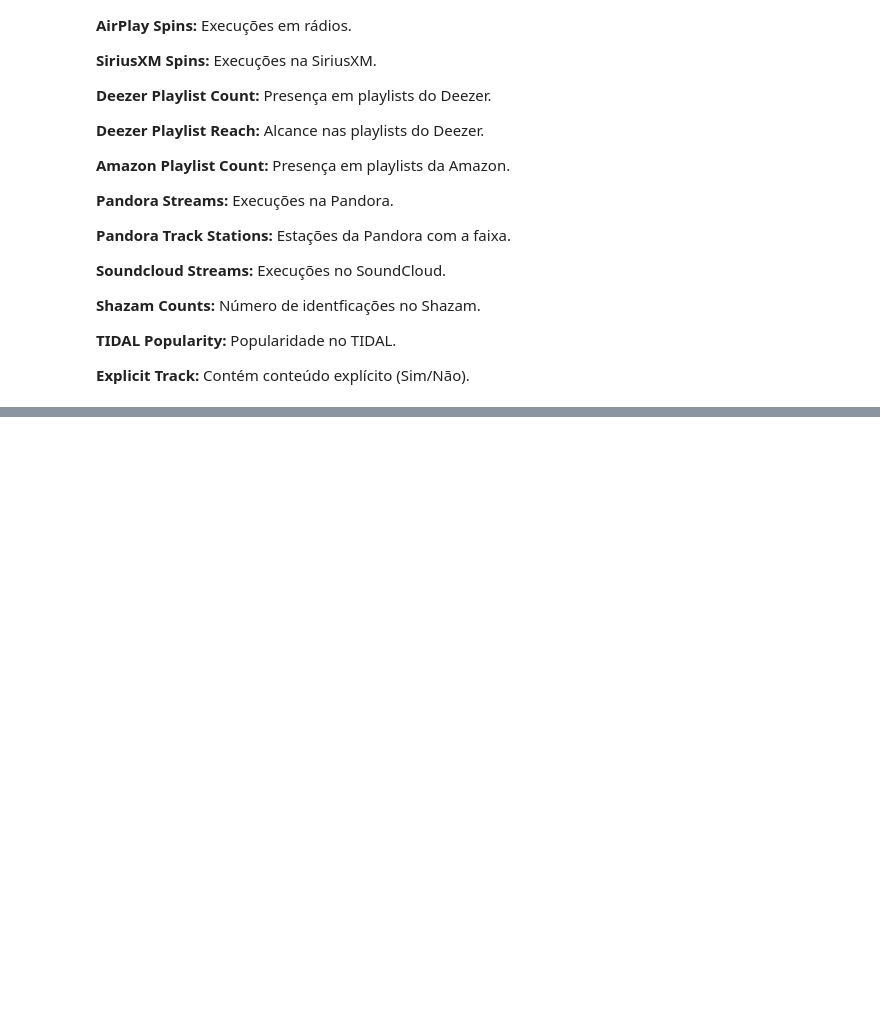
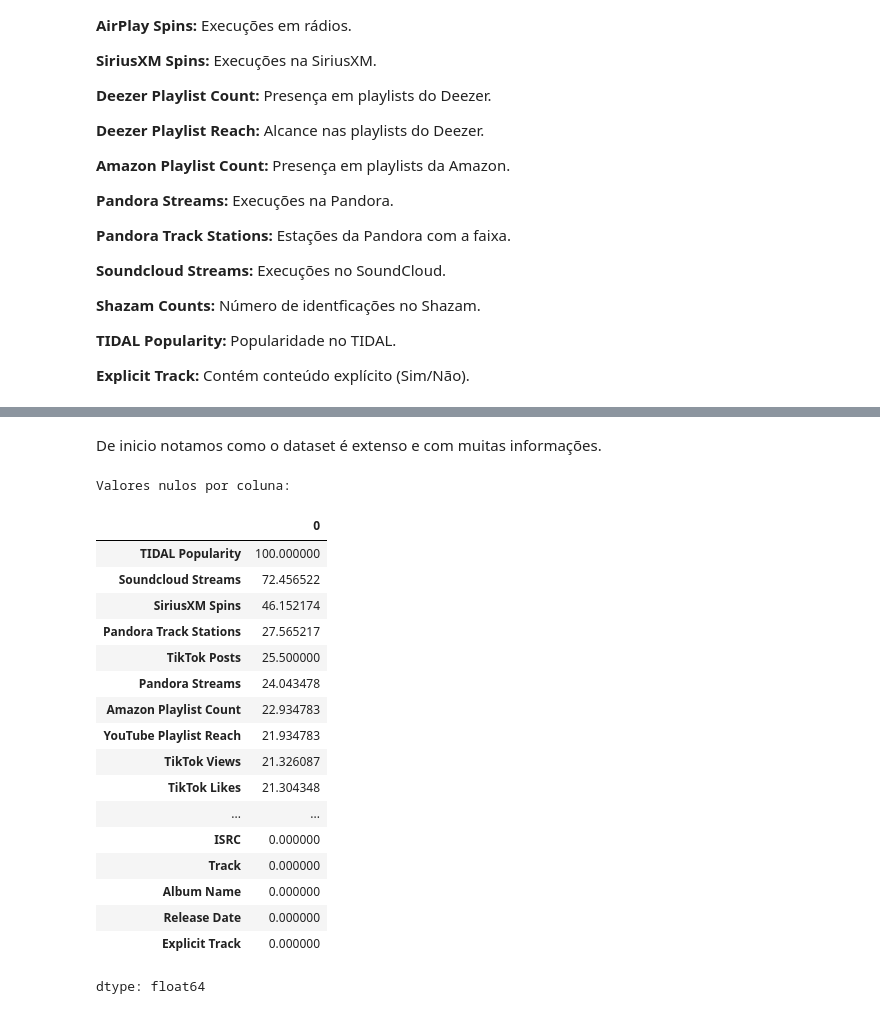
Before and after one commit to vitorlooo/AnaliseDados_projeto1, a Jupyter notebook: ProjetoMusicas.ipynb, the cells around one changed output, grey strips where cells are left out. Cells and saved outputs as stored; diff of their text form; code cells hidden in the pictures; blank space fills up the shorter version.

```diff
--- a/ProjetoMusicas.ipynb
+++ b/ProjetoMusicas.ipynb
@@ -138,0 +125,26 @@ df.drop_duplicates(inplace=True)
+# %% [markdown]
+De inicio notamos como o dataset é extenso e com muitas informações.
+# %%
+#Valores nulos ordenados em ordem decrescente
+print("\nValores nulos por coluna:")
+((df.isnull().sum() / df.shape[0])*100).sort_values(ascending=False)
+# %% [output]
+Valores nulos por coluna:
+|  | 0 |
+| TIDAL Popularity | 100.000000 |
+| Soundcloud Streams | 72.456522 |
+| SiriusXM Spins | 46.152174 |
+| Pandora Track Stations | 27.565217 |
+| TikTok Posts | 25.500000 |
+| Pandora Streams | 24.043478 |
+| Amazon Playlist Count | 22.934783 |
+| YouTube Playlist Reach | 21.934783 |
+| TikTok Views | 21.326087 |
+| TikTok Likes | 21.304348 |
+| ... | ... |
+| ISRC | 0.000000 |
+| Track | 0.000000 |
+| Album Name | 0.000000 |
+| Release Date | 0.000000 |
+| Explicit Track | 0.000000 |
+dtype: float64
```
Also changed, not shown: parts of 10 cells of this notebook.
